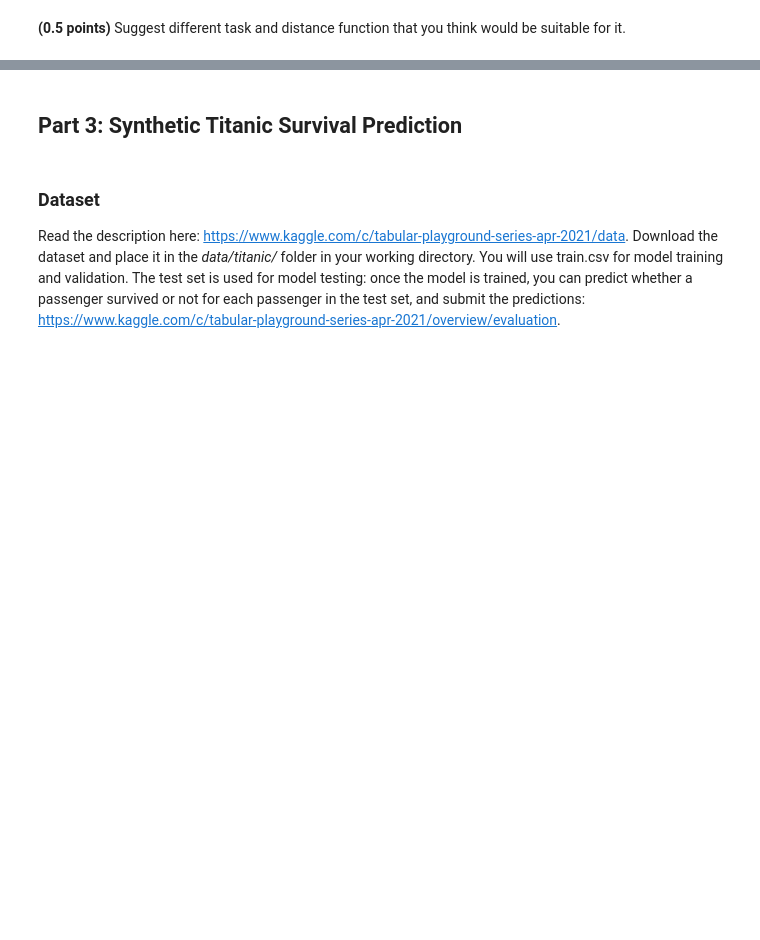
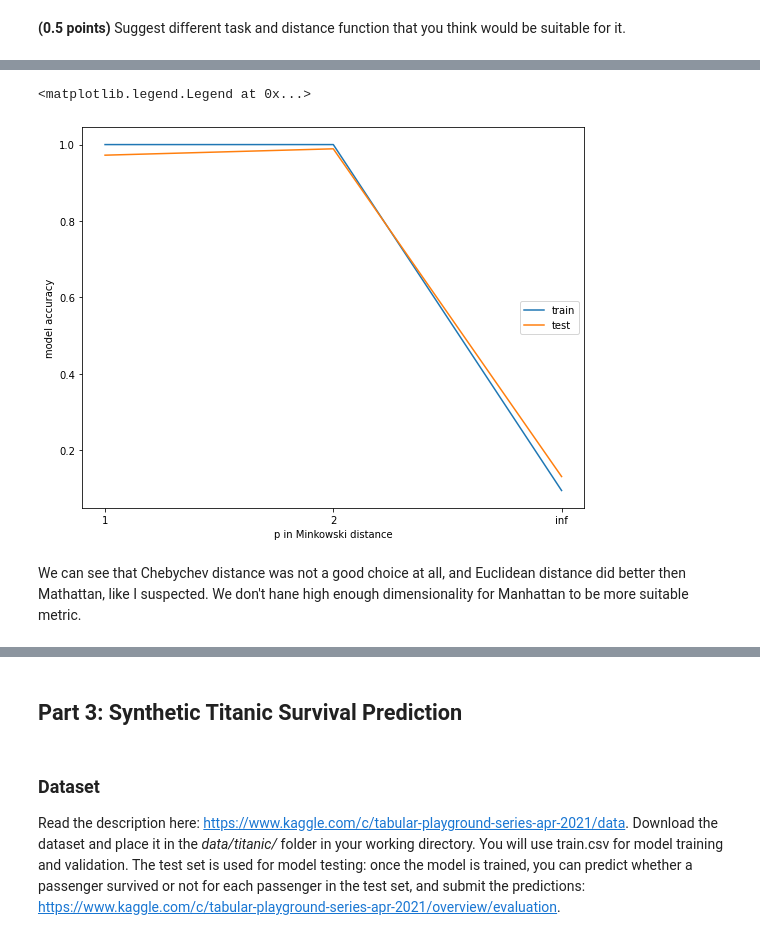
Before and after one commit to masha-mcr/ml-intro-classification, a Jupyter notebook: hw_classification.ipynb, the cells around one changed output, grey strips where cells are left out. Drawn from its saved outputs; the diff is of its cells as text; code cells hidden in the pictures; blank space fills up the shorter version.

```diff
--- a/hw_classification.ipynb
+++ b/hw_classification.ipynb
@@ -524,0 +585,11 @@ array([[4.89897949, 2.44948974],
+# %%
+plt.plot(['1','2','inf'],train_acc,label='train')
+plt.plot(['1','2','inf'],test_acc,label='test')
+plt.xlabel('p in Minkowski distance')
+plt.ylabel('model accuracy')
+plt.legend(loc='center right')
+# %% [output]
+<matplotlib.legend.Legend at 0x...>
+[figure, added]
+# %% [markdown]
+We can see that Chebychev distance was not a good choice at all, and Euclidean distance did better then Mathattan, like I suspected. We don't hane high enough dimensionality for Manhattan to be more suitable metric.
```
Also changed, not shown: parts of 63 cells of this notebook, 1 other file.
